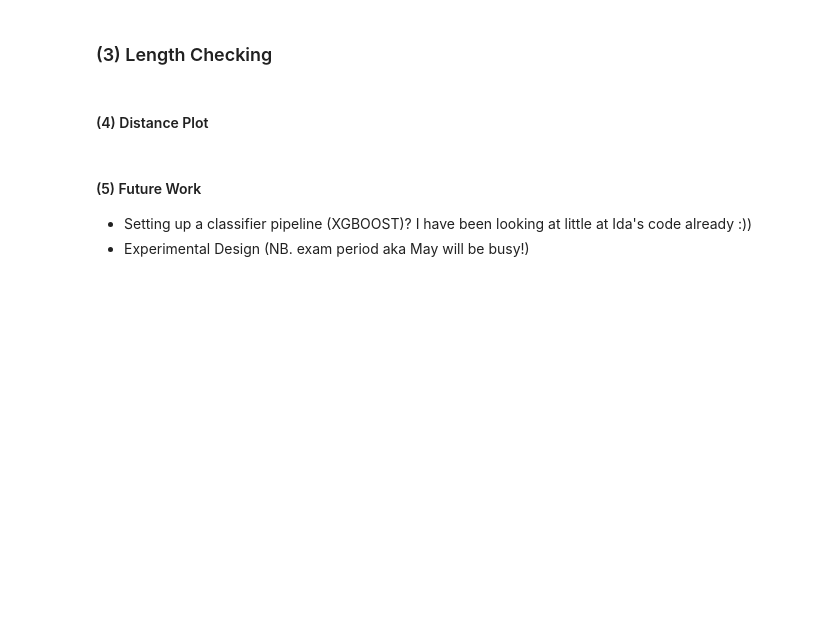
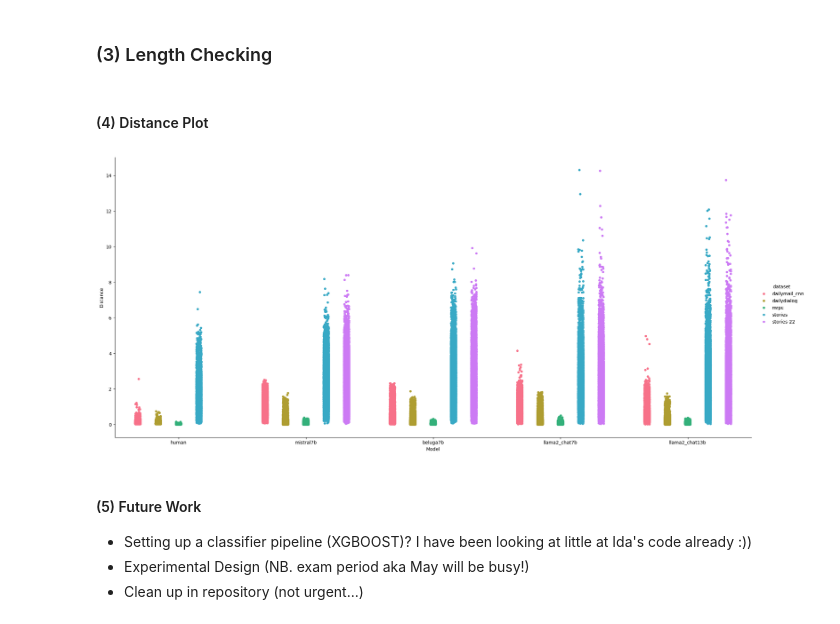
Before and after one commit to rbroc/echo, a Jupyter notebook: notes/progress-14-03-24.ipynb, the cells around one changed output. Cells and saved outputs as stored; diff of their text form; code cells hidden in the pictures; blank space fills up the shorter version.

Commit message:
add distance plot to meeting notes

```diff
--- a/notes/progress-14-03-24.ipynb
+++ b/notes/progress-14-03-24.ipynb
@@ -5,3 +8,5 @@ import pandas as pd
+# %%
+path = pathlib.Path.cwd()
 # %% [markdown]
 ## Overview
 ## Notebook Overview
@@ -34,7 +39,49 @@ Higher temperatures (already at 2) seem to break generation more easily (more ab
 ## insert code here
 # %% [markdown]
 #### (4) Distance Plot
+# %%
+def jitterplot(data:pd.DataFrame, jitter:float=0.3, height_aspect:tuple=(10, 2), save_path:pathlib.Path=None):
+    data['model'] = data['model'].astype(str)
+
+    model_order = ["human", "mistral7b", "beluga7b", "llama2_chat7b", "llama2_chat13b"]
+
+    # create plot
+    plot = sns.catplot(
+                    data=data,
+                    x="model",
+                    y="distance",
+                    hue="dataset",
+                    kind="strip",
+                    dodge=True,
+                    palette="husl",
+                    jitter=jitter,
+                    height=height_aspect[0],
+                    aspect=height_aspect[1],
+                    order=model_order
+                    )
+
+    # set labels and title
+    plt.subplots_adjust(top=0.9)
+    plot.set_axis_labels("Model", "Distance")
+
+    if save_path:
+        save_path.mkdir(parents=True, exist_ok=True)
+        save_file = save_path / f"{dataset}.png"
+        g.savefig(save_file, dpi=600)
+
+    return plot
+# %%
+data_path = path.parents[0] / "results" / "analysis" / "distances_PC_cols.csv"
+df = pd.read_csv(data_path)
+# %%
+# append "-22" to the string in "dataset" column when prompt number is 22
+df["dataset"] = df.apply(lambda x: x["dataset"] + "-22" if x["prompt_number"] == 22 else x["dataset"], axis=1)
+# %%
+plot = jitterplot(df, jitter=0.1)
+# %% [output]
+[figure, added]
 # %% [markdown]
 #### (5) Future Work
 * Setting up a classifier pipeline (XGBOOST)? I have been looking at little at Ida's code already :))
 * Experimental Design (NB. exam period aka May will be busy!)
+* Clean up in repository (not urgent...)
```
Also changed, not shown: parts of 2 cells of this notebook.
